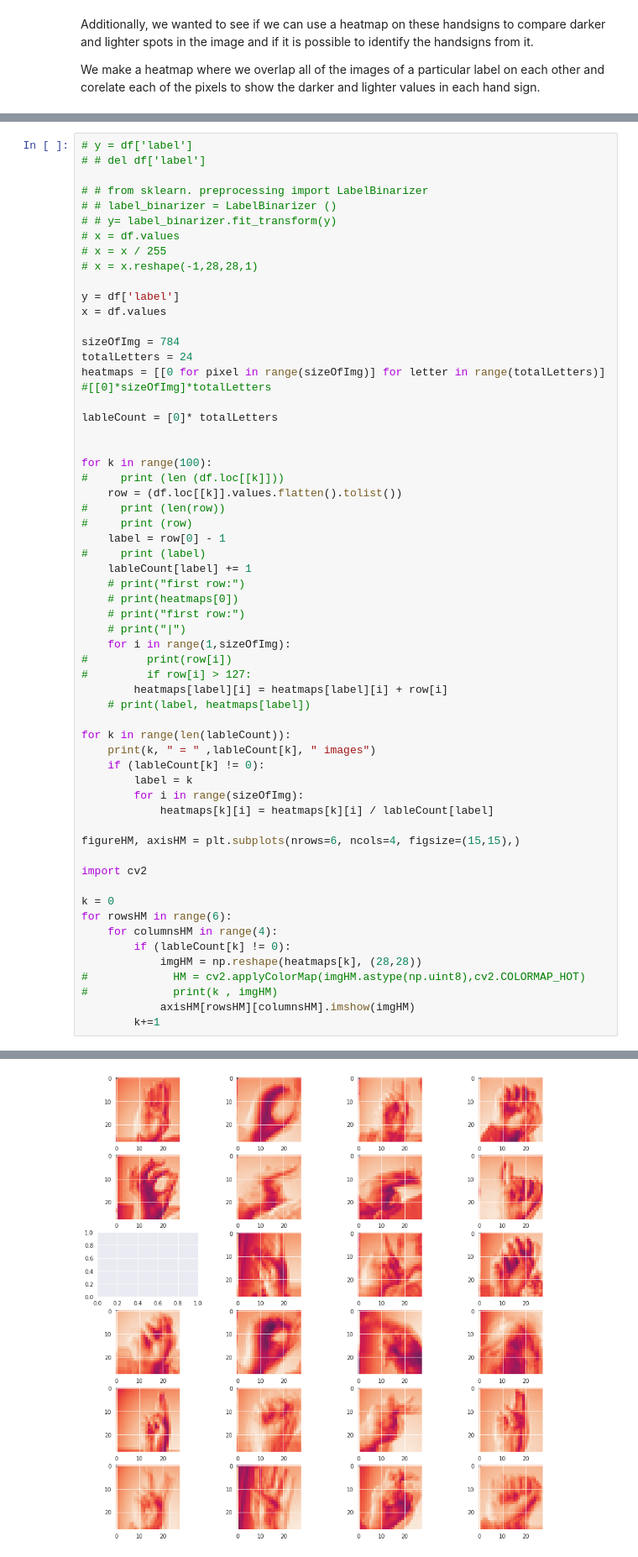
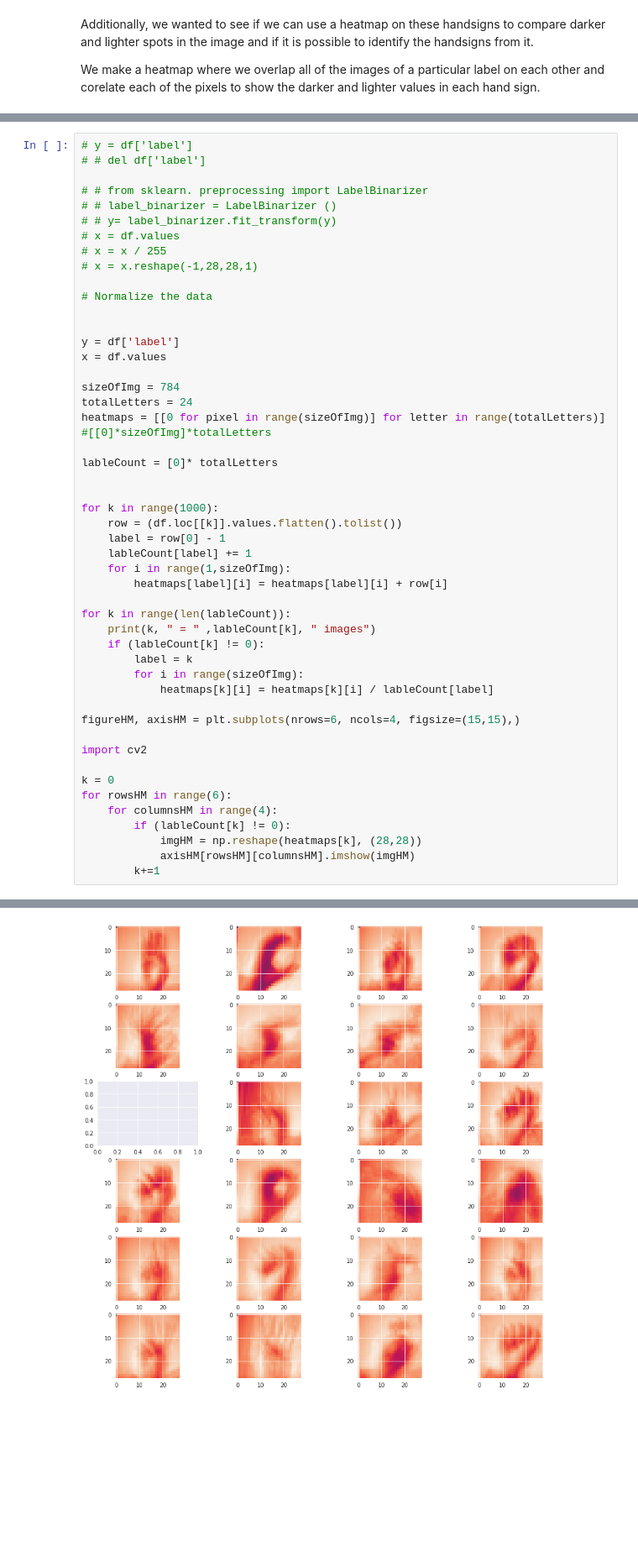
Before and after one commit to trishnasharma/ecs171_final_project, a Jupyter notebook: main.ipynb, the cells around one changed output, grey strips where cells are left out. Shown: that part at 84% size. Saved outputs shown, nothing was run; the diff lists cells and outputs as text; blank space fills up the shorter version.

```diff
--- a/main.ipynb
+++ b/main.ipynb
@@ -164,6 +181,9 @@ We make a heatmap where we overlap all of the images of a particular label on ea
 # x = x / 255
 # x = x.reshape(-1,28,28,1)
 
+# Normalize the data
+
+
 y = df['label']
 x = df.values
 
@@ -174,23 +194,12 @@ heatmaps = [[0 for pixel in range(sizeOfImg)] for letter in range(totalLetters)]
 lableCount = [0]* totalLetters
 
 
-for k in range(100):
-#     print (len (df.loc[[k]]))
+for k in range(1000):
     row = (df.loc[[k]].values.flatten().tolist())
-#     print (len(row))
-#     print (row)
     label = row[0] - 1
-#     print (label)
     lableCount[label] += 1
-    # print("first row:")
-    # print(heatmaps[0])
-    # print("first row:")
-    # print("|")
     for i in range(1,sizeOfImg):
-#         print(row[i])
-#         if row[i] > 127:
         heatmaps[label][i] = heatmaps[label][i] + row[i]
-    # print(label, heatmaps[label])
 
 for k in range(len(lableCount)):
     print(k, " = " ,lableCount[k], " images")
@@ -208,8 +217,6 @@ for rowsHM in range(6):
     for columnsHM in range(4):
         if (lableCount[k] != 0):
             imgHM = np.reshape(heatmaps[k], (28,28))
-#             HM = cv2.applyColorMap(imgHM.astype(np.uint8),cv2.COLORMAP_HOT)
-#             print(k , imgHM)
             axisHM[rowsHM][columnsHM].imshow(imgHM)
         k+=1
 # %% [output]
@@ -233 +240 @@ for rowsHM in range(6):
-[figure, old version]
+[figure, new version]
```
Also changed, not shown: parts of 28 cells of this notebook.
